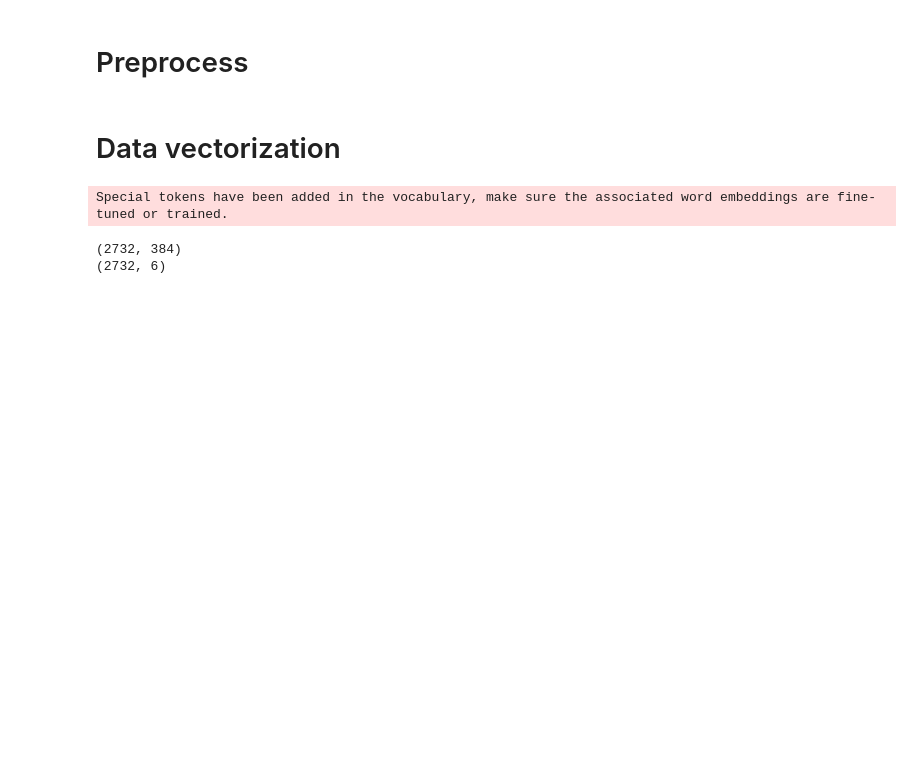
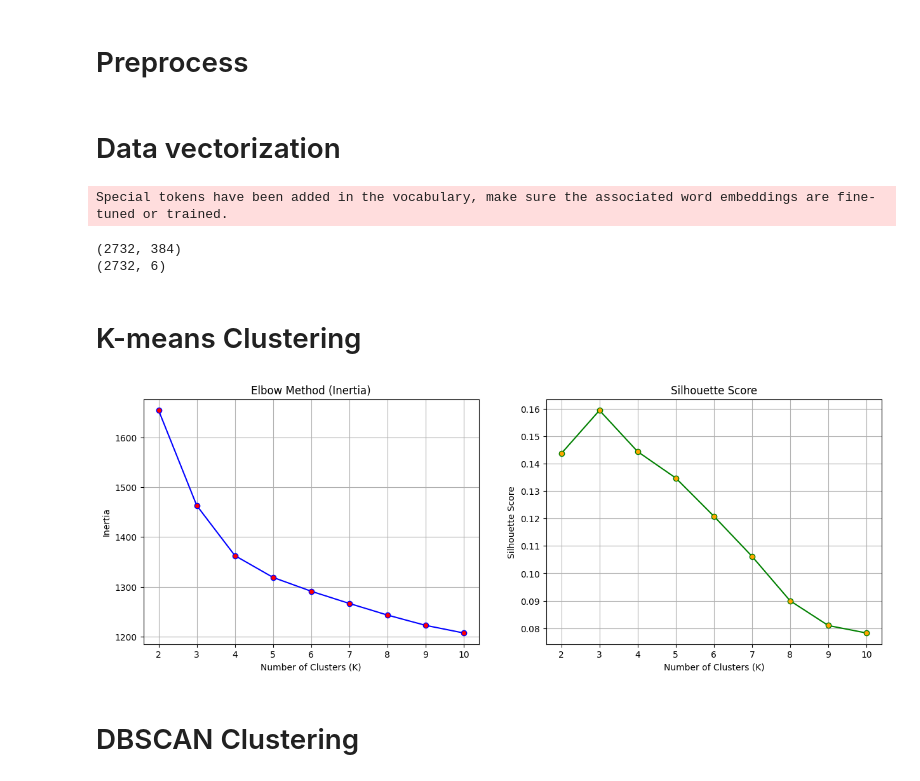
Before and after one commit to MSadraA/AI-projects, a Jupyter notebook: CA5/ca5.ipynb, the cells around one changed output. Drawn from its saved outputs; the diff is of its cells as text; code cells hidden in the pictures; blank space fills up the shorter version.

Commit message:
final result

```diff
--- a/CA5/ca5.ipynb
+++ b/CA5/ca5.ipynb
@@ -106,3 +107,52 @@ print(df.shape)
 Special tokens have been added in the vocabulary, make sure the associated word embeddings are fine-tuned or trained.
 (2732, 384)
 (2732, 6)
+# %% [markdown]
+# K-means Clustering
+# %%
+import matplotlib.pyplot as plt
+from sklearn.cluster import KMeans
+from sklearn.metrics import silhouette_score
+import numpy as np
+
+class KMeansClustering:
+    def __init__(self, X, k_range=range(2, 11)):
+        self.X = X
+        self.k_range = k_range
+        self.sse_values = []
+        self.silhouette_scores = []
+
+    def evaluate_k(self):
+        for k in self.k_range:
+            kmeans = KMeans(n_clusters=k, random_state=42, n_init=10, init='k-means++')
+            kmeans.fit(self.X)
+            self.sse_values.append(kmeans.inertia_)
+            self.silhouette_scores.append(silhouette_score(self.X, kmeans.labels_))
+
+    def plot_results(self):
+        fig, (ax1, ax2) = plt.subplots(1, 2, figsize=(15, 5))
+
+        ax1.plot(self.k_range, self.sse_values, 'bo-', markerfacecolor='red')
+        ax1.set_title('Elbow Method (Inertia)')
+        ax1.set_xlabel('Number of Clusters (K)')
+        ax1.set_ylabel('Inertia')
+        ax1.grid(True)
+
+        ax2.plot(self.k_range, self.silhouette_scores, 'go-', markerfacecolor='orange')
+        ax2.set_title('Silhouette Score')
+        ax2.set_xlabel('Number of Clusters (K)')
+        ax2.set_ylabel('Silhouette Score')
+        ax2.grid(True)
+
+        plt.show()
+
+    def model(self , k , init_method = "k-means++"):
+        kmeans = KMeans(n_clusters=k, random_state=42, n_init=10, init=init_method)
+        kmeans.fit(self.X)
+        return kmeans
+# %%
+kmeans = KMeansClustering(X)
+kmeans.evaluate_k()
+kmeans.plot_results()
+# %% [output]
+[figure, added]
@@ -108,0 +167,2 @@ Special tokens have been added in the vocabulary, make sure the associated word
+# %% [markdown]
+# DBSCAN Clustering
```
Also changed, not shown: parts of 34 cells of this notebook, 14 other files.
